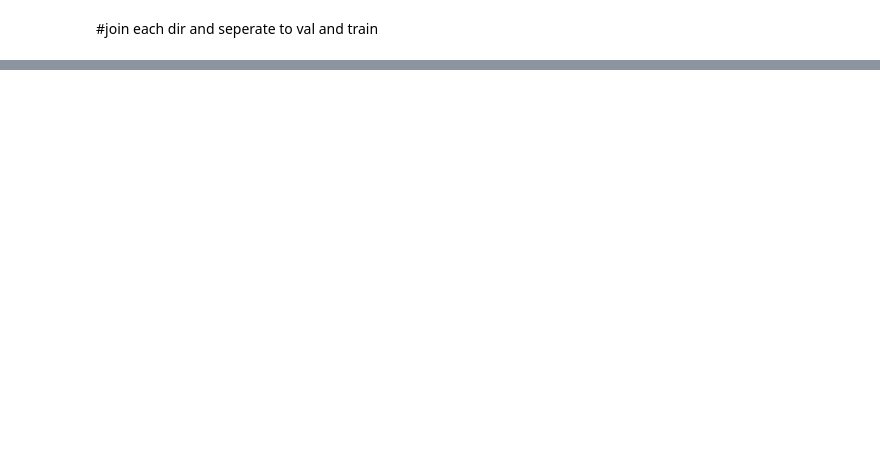
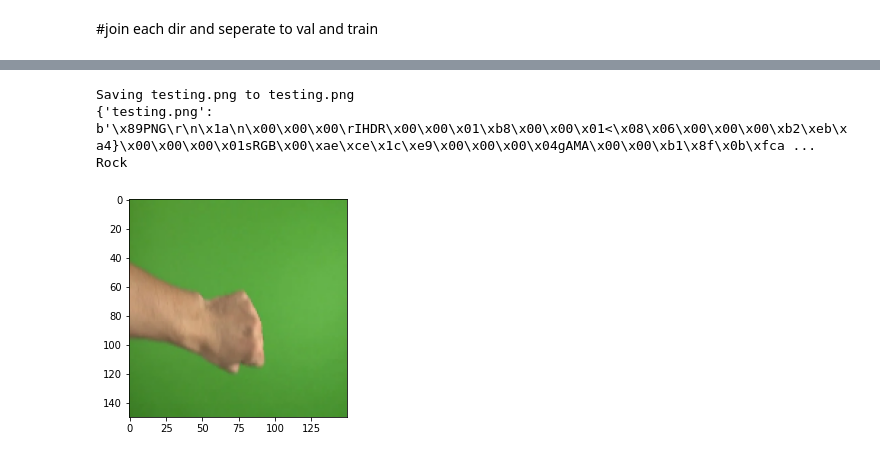
Before and after one commit to Alexanderdivv/Rock-Papper-Scissors, a Jupyter notebook: RockScissorsPapper_AlexanderDGBangun.ipynb, the cells around one changed output, grey strips where cells are left out. Cells and saved outputs as stored; diff of their text form; code cells hidden in the pictures; blank space fills up the shorter version.

Commit message:
update pre-processing until upload file

```diff
--- a/RockScissorsPapper_AlexanderDGBangun.ipynb
+++ b/RockScissorsPapper_AlexanderDGBangun.ipynb
@@ -57,3 +44,8 @@ target = [(r'/tmp/images/paper'), (r'/tmp/images/rock'), (r'/tmp/images/scissors
 
 for i in range(len(target)):
   shutil.move(original[i],target[i])
+# %%
+#pathing dataset
+base_dir = '/tmp/images'
+train_dir = os.path.join(base_dir,'train')
+validate_dir = os.path.join(base_dir, 'val')
@@ -102,0 +231,28 @@ splitfolders.ratio("", output="output", seed=1337, ratio=(.8, .1, .1), group_pre
+# %%
+#testing
+import numpy as np
+from google.colab import files
+from keras.preprocessing import image
+%matplotlib inline
+
+test_image = files.upload()
+
+for fUploaded in test_image.keys():
+  #melakukan prediksi
+  path = fUploaded
+  img = image.load_img(path, target_size = (150,150))
+  imgplot = plt.imshow(img)
+  x = image.img_to_array(img)
+  x = np.expand_dims(x, axis=0)
+
+  images = np.vstack([x])
+  kategori = model.predict(images, batch_size=10)
+
+  print(test_image)
+  if kategori[0][0] == 1:
+    print('Paper')
+  elif kategori[0][1] == 1:
+    print('Rock')
+  else:
+    print('Scissors')
+# %% [output]
@@ -102,0 +260,4 @@ splitfolders.ratio("", output="output", seed=1337, ratio=(.8, .1, .1), group_pre
+Saving testing.png to testing.png
+{'testing.png': b'\x89PNG\r\n\x1a\n\x00\x00\x00\rIHDR\x00\x00\x01\xb8\x00\x00\x01<\x08\x06\x00\x00\x00\xb2\xeb\xa4}\x00\x00\x00\x01sRGB\x00\xae\xce\x1c\xe9\x00\x00\x00\x04gAMA\x00\x00\xb1\x8f\x0b\xfca ...
+Rock
+[figure, added]
```
Also changed, not shown: parts of 21 cells of this notebook.
